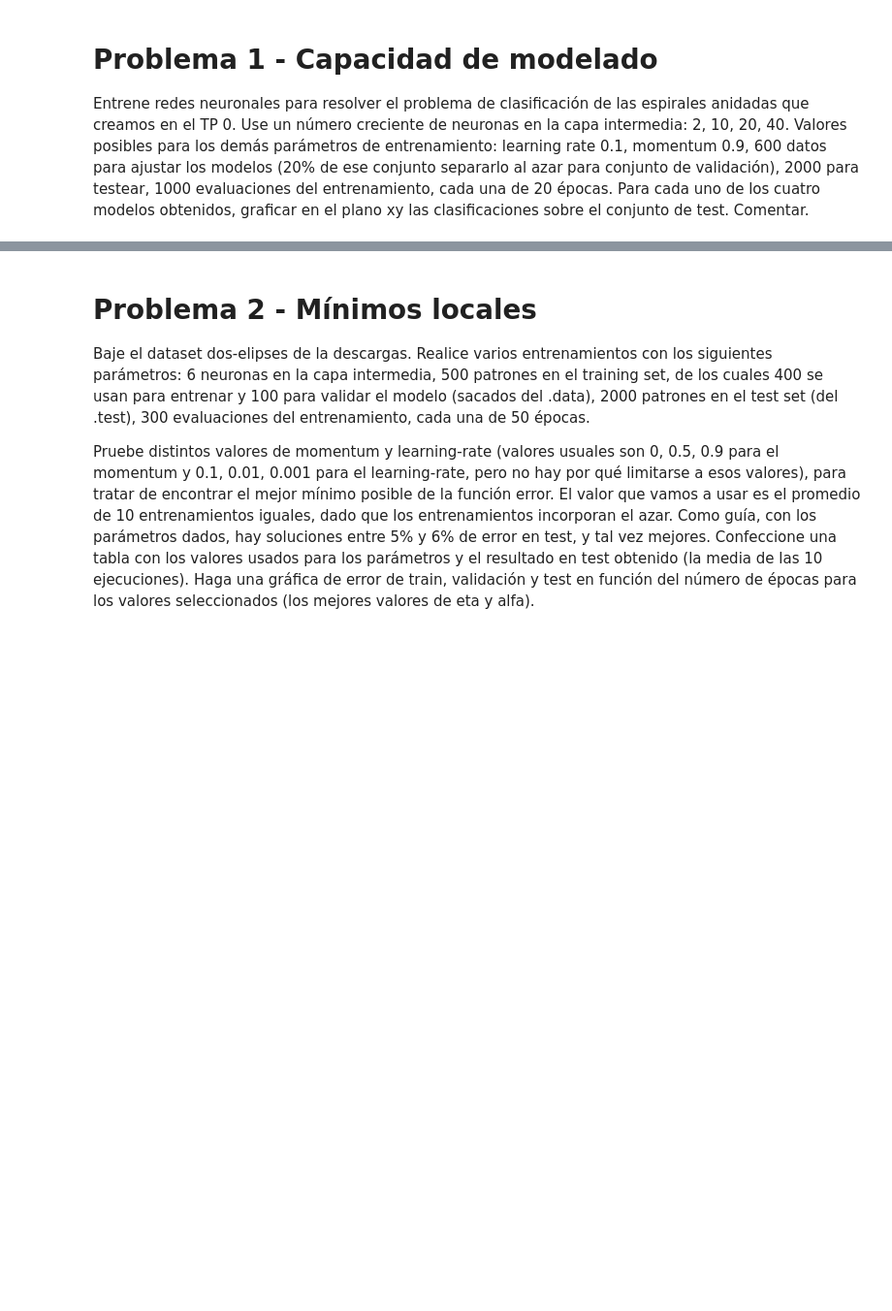
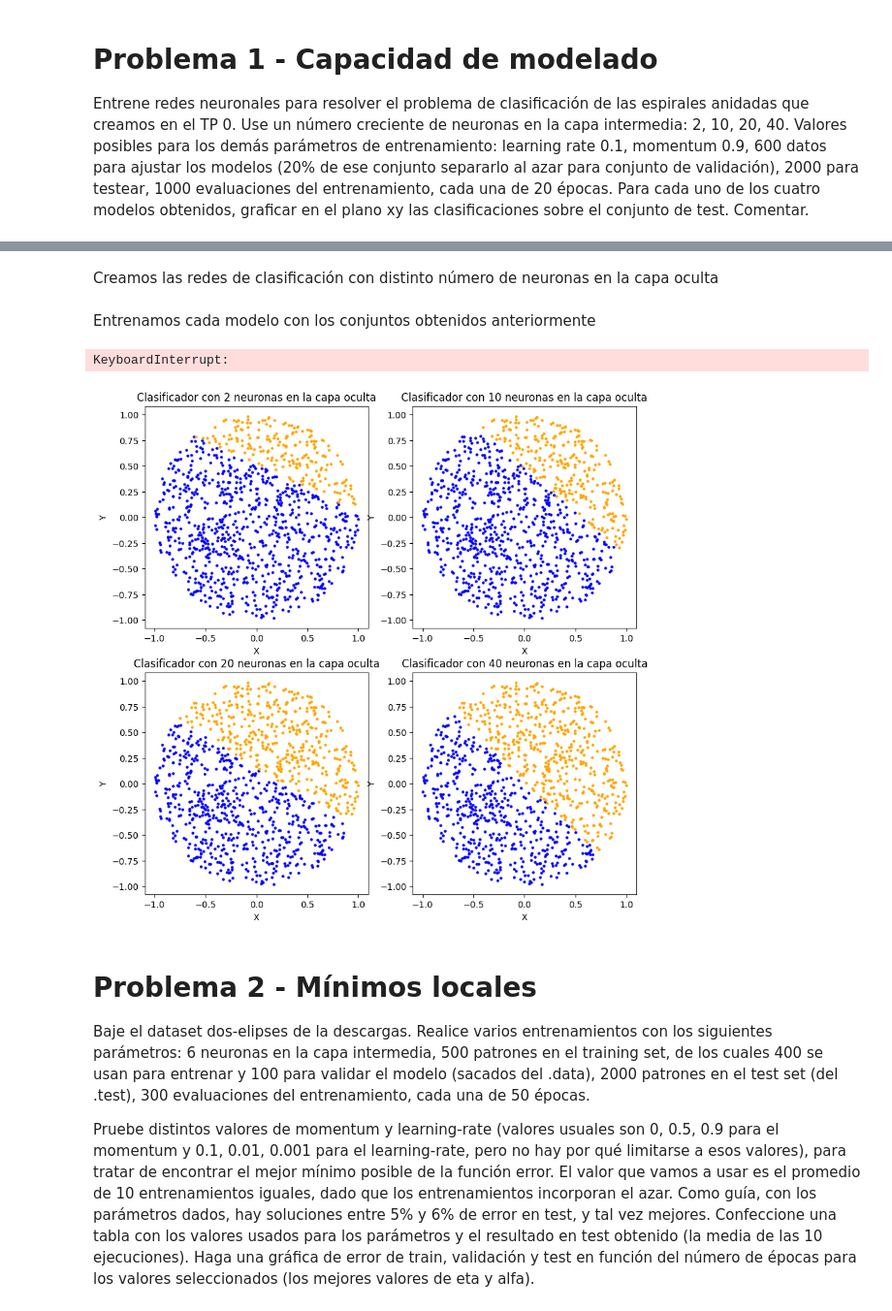
Before and after one commit to octaviorassi/NeuralNetworks, a Jupyter notebook: TP_Redes_Neuronales.ipynb, the cells around one changed output, grey strips where cells are left out. Shown at 97% size. Cells and saved outputs as stored; diff of their text form; code cells hidden in the pictures; blank space fills up the shorter version.

```diff
--- a/TP_Redes_Neuronales.ipynb
+++ b/TP_Redes_Neuronales.ipynb
@@ -33,3 +141,52 @@ Entrene redes neuronales para resolver el problema de clasificación de las espi
+# %%
+# Separamos los 'trainSize' datos en los que realmente seran utilizados para entrenamiento y los que conformaran el conjunto de validacion.
+trainSet, validationSet = skl.model_selection.train_test_split(espirales(trainSize), test_size = validationProportion)
+
+# Y creamos el conjunto de test
+testSet  = espirales(testSize)
+# %% [markdown]
+Creamos las redes de clasificación con distinto número de neuronas en la capa oculta
+# %%
+classifiers = []
+
+for neuronCount in hiddenNeuronCount:
+    classifiers.append(MLPClassifier(hidden_layer_sizes=(neuronCount,), activation='logistic', solver='sgd', alpha=0.0, batch_size=1,
+                        learning_rate='constant', learning_rate_init=learningRate,momentum=momentum,nesterovs_momentum=False,
+                        tol=0.0,warm_start=True,max_iter=epochsPerEval))
+# %% [markdown]
+Entrenamos cada modelo con los conjuntos obtenidos anteriormente
+# %%
+XTrain, YTrain = list(trainSet["input"]), list(trainSet["output"])
+XValidation, YValidation = list(validationSet["input"]), list(validationSet["output"])
+XTest, YTest = list(testSet["input"]), list(testSet["output"])
+
+bestClassifiers = []
+
+for classifier in classifiers:
+
+    bestClassifier,_,_,_ = netTrain(classifier, trainingEvals, XTrain, YTrain, XValidation, YValidation, XTest, YTest)
+    bestClassifiers.append(bestClassifier)
+# %% [output]
+KeyboardInterrupt:
+# %%
+fig, axes = plt.subplots(2,2, figsize = (10,10))
+axes = axes.flatten()
+
+for i, classifier in enumerate(bestClassifiers):
+
+    prediction = classifier.predict(XTest)
+
+    testArray = np.array(XTest)
+
+    class0 = testArray[prediction == 0]
+    class1 = testArray[prediction == 1]
+
+    axes[i].scatter(class0[:,0], class0[:,1], color="blue", s = 5)
+    axes[i].scatter(class1[:,0], class1[:,1], color="orange", s = 5)
+
+    axes[i].set(xlabel = 'X', ylabel = 'Y', title = f'Clasificador con {hiddenNeuronCount[i]} neuronas en la capa oculta')
+# %% [output]
+[figure, added]
 # %% [markdown]
 # Problema 2 - Mínimos locales
 
```
Also changed, not shown: parts of 8 cells of this notebook.
